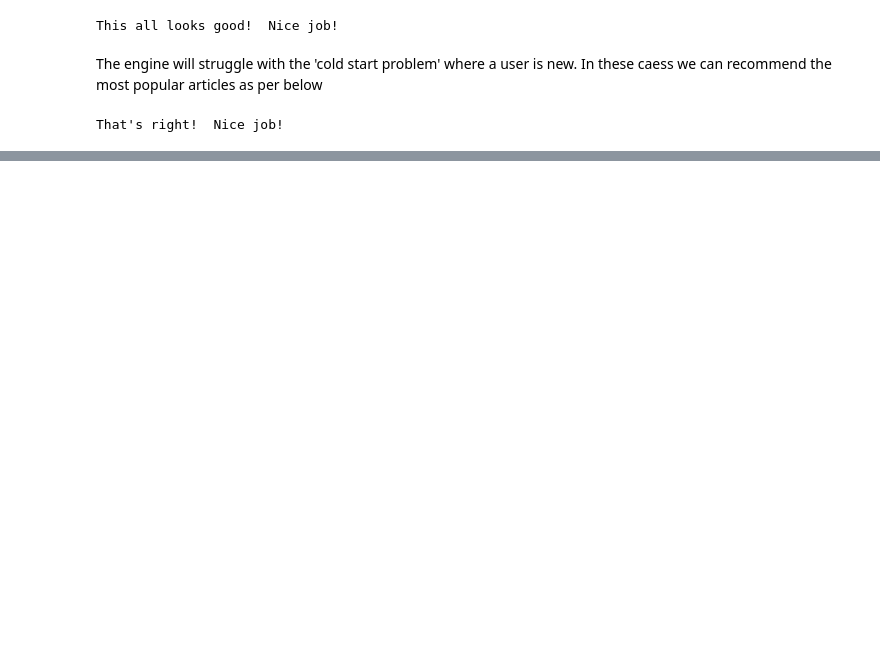
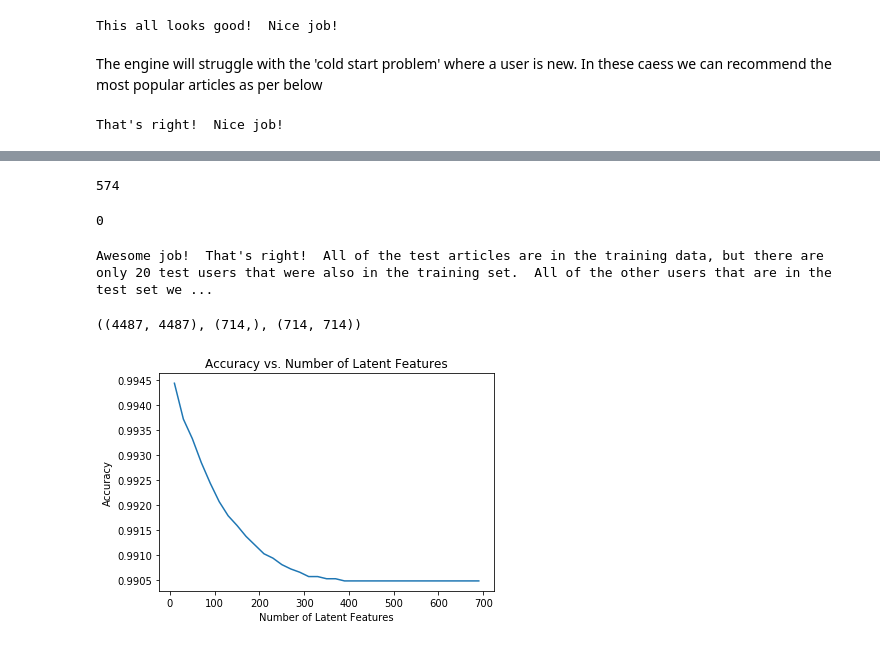
Before and after one commit to Phoebe-Macdonald/Recommendation-engine-IBM, a Jupyter notebook: Recommendations_with_IBM.ipynb, the cells around one changed output, grey strips where cells are left out. Saved outputs shown, nothing was run; the diff lists cells and outputs as text; code cells hidden in the pictures; blank space fills up the shorter version.

Commit message:
feature: test accuracy of SVD collaborative filtering approach

```diff
--- a/Recommendations_with_IBM.ipynb
+++ b/Recommendations_with_IBM.ipynb
@@ -752,0 +654,71 @@ s_new.shape
+# %%
+# How many articles can we make predictions for in the test set?
+warm_arts = set(user_item_train.columns).intersection(set(test_arts))
+len(warm_arts)
+# %% [output]
+574
+# %%
+# How many articles in the test set are we not able to make predictions for because of the cold start problem?
+user_item_test.shape[1] - len(warm_arts)
+# %% [output]
+0
+# %%
+# Replace the values in the dictionary below
+a = 662
+b = 574
+c = 20
+d = 0
+
+sol_4_dict = {
+    'How many users can we make predictions for in the test set?': c,
+    'How many users in the test set are we not able to make predictions for because of the cold start problem?': a,
+    'How many articles can we make predictions for in the test set?': b,
+    'How many articles in the test set are we not able to make predictions for because of the cold start problem?': d
+}
+t.sol_4_test(sol_4_dict)
+# %% [output]
+Awesome job!  That's right!  All of the test articles are in the training data, but there are only 20 test users that were also in the training set.  All of the other users that are in the test set we ...
+# %%
+# Perform SVD on the User-Item test Matrix
+u_train, s_train, vt_train = np.linalg.svd(user_item_train)
+u_train.shape, s_train.shape, vt_train.shape
+# %% [output]
+((4487, 4487), (714,), (714, 714))
+# %%
+# Find subset of rows in user_item_test df that it is possible to make predictions for
+user_item_test = user_item_test.loc[warm_ids, warm_arts]
+# %%
+# Subsetting training matrices to users and articles we can make predictions for
+# N.b. don't want to create u, s and vt matrices from user_item_test as then would be training and testing model on same data
+# N.b No need to subset s matrix or remaining dimensions of u and vt matrices as these correspond to number of latent features
+warm_idx = user_item_train.index.isin(warm_ids)
+warm_art_idx = user_item_train.columns.isin(warm_arts)
+u_test = u_train[warm_idx, :]
+vt_test = vt_train[:, warm_art_idx]
+s_test = s_train
+# %%
+# Affect of increasing latent features on recommender accuracy, focusing on test data only
+num_latent_feats = np.arange(10,700+10,20)
+sum_errs = []
+
+for k in num_latent_feats:
+    # restructure with k latent features
+    s_new, u_new, vt_new = np.diag(s_test[:k]), u_test[:, :k], vt_test[:k, :]
+
+    # take dot product
+    user_item_est = np.around(np.dot(np.dot(u_new, s_new), vt_new))
+
+    # compute error for each prediction to actual value
+    diffs = np.subtract(user_item_test, user_item_est)
+
+    # total errors and keep track of them
+    err = np.sum(np.sum(np.abs(diffs)))
+    sum_errs.append(err)
+
+
+plt.plot(num_latent_feats, 1 - np.array(sum_errs)/df.shape[0]);
+plt.xlabel('Number of Latent Features');
+plt.ylabel('Accuracy');
+plt.title('Accuracy vs. Number of Latent Features');
+# %% [output]
+[figure, added]
```
Also changed, not shown: parts of 37 cells of this notebook, 2 other files.
